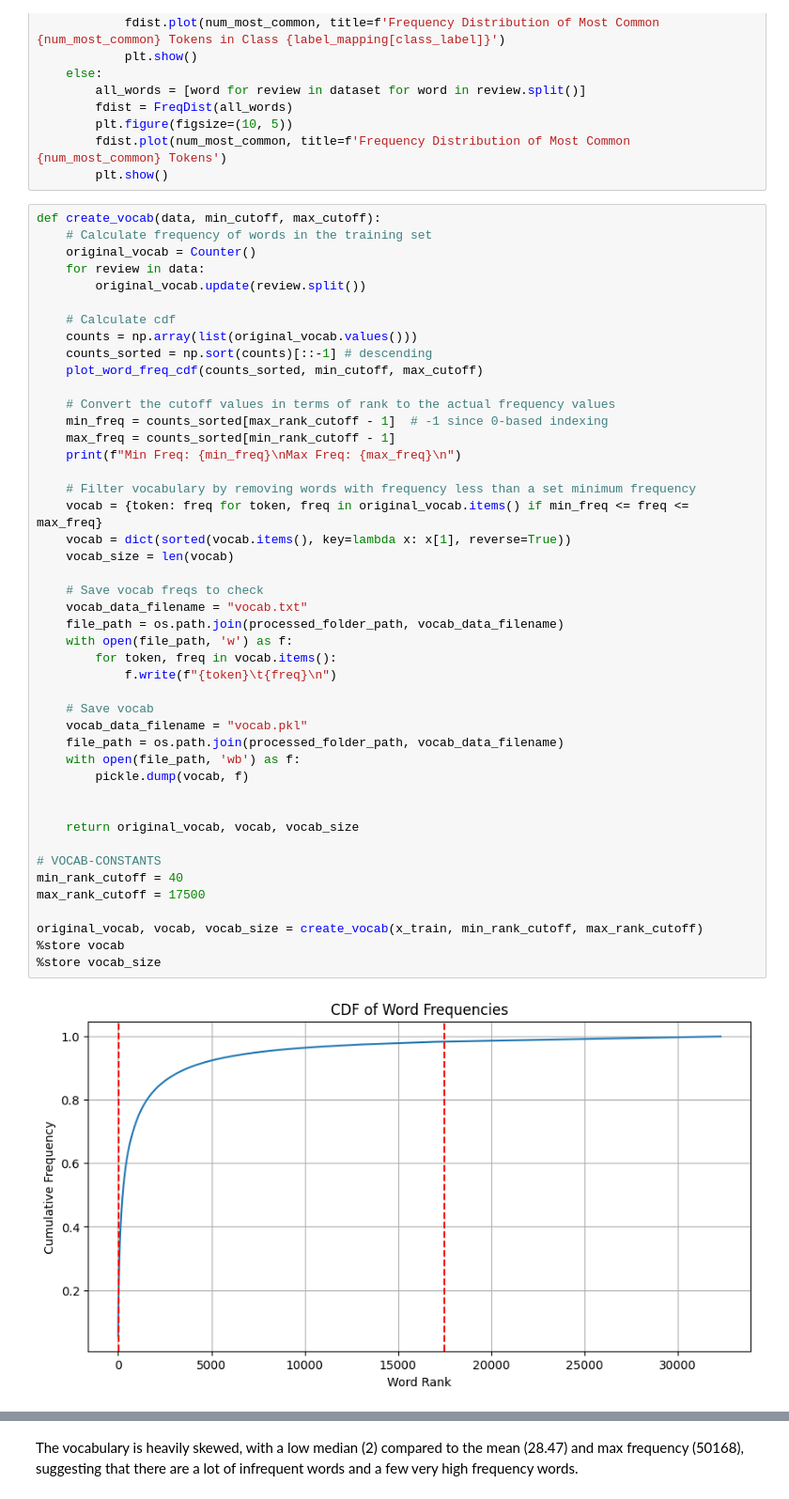
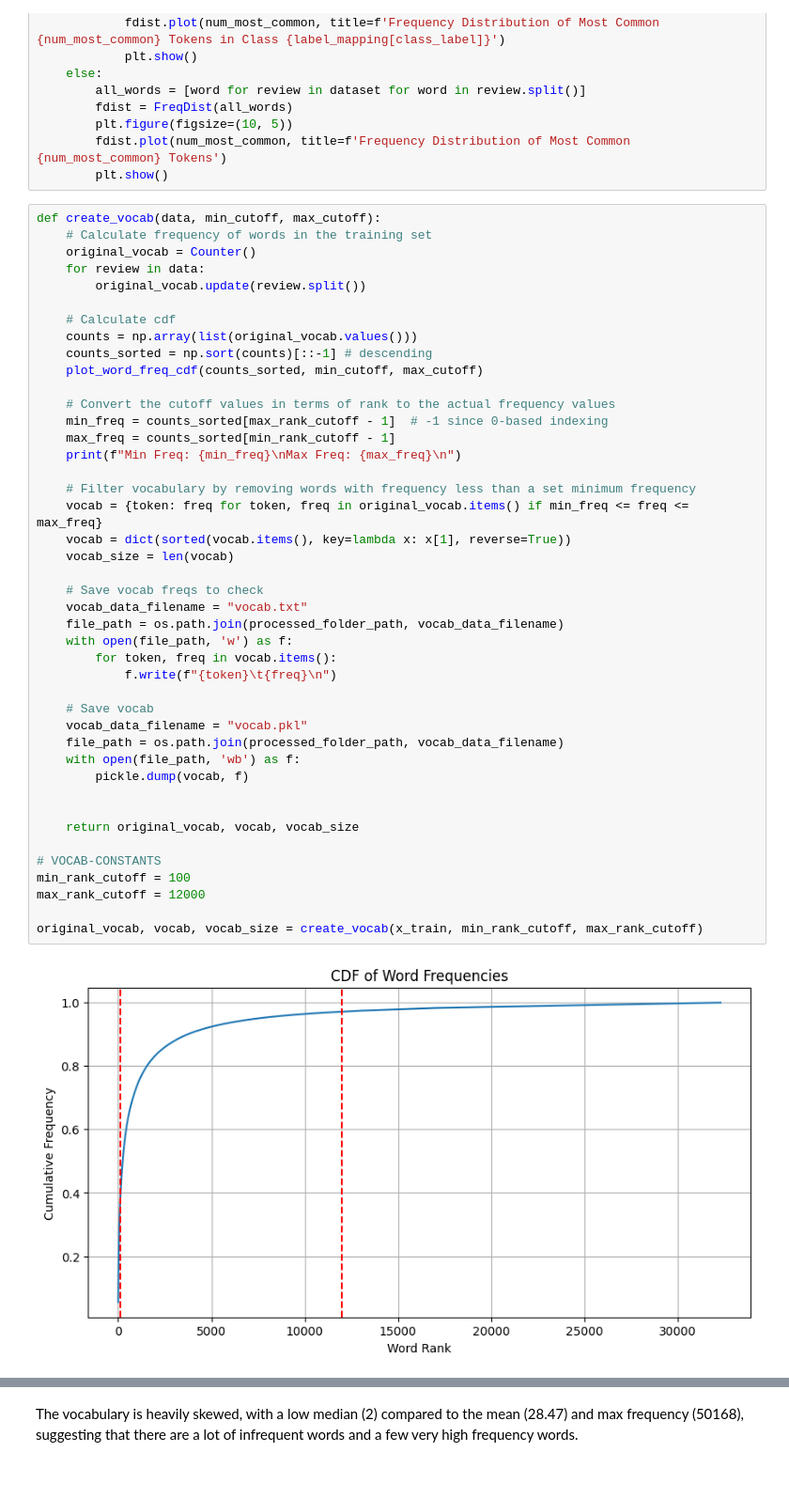
Before and after one commit to ekinfergan/Thesis_Jupyter_Final, a Jupyter notebook: src/preprocessing/processor.ipynb, the cells around one changed output, grey strips where cells are left out. Shown at 94% size. Cells and saved outputs as stored; diff of their text form.

Commit message:
vocabulary filtering cutoff freq fixed (was wrong bc of rerun)

```diff
--- a/src/preprocessing/processor.ipynb
+++ b/src/preprocessing/processor.ipynb
@@ -465,35 +466,33 @@ def create_vocab(data, min_cutoff, max_cutoff):
     # Convert the cutoff values in terms of rank to the actual frequency values
     min_freq = counts_sorted[max_rank_cutoff - 1]  # -1 since 0-based indexing
     max_freq = counts_sorted[min_rank_cutoff - 1]
     print(f"Min Freq: {min_freq}\nMax Freq: {max_freq}\n")
 
     # Filter vocabulary by removing words with frequency less than a set minimum frequency
     vocab = {token: freq for token, freq in original_vocab.items() if min_freq <= freq <= max_freq}
     vocab = dict(sorted(vocab.items(), key=lambda x: x[1], reverse=True))
     vocab_size = len(vocab)
 
     # Save vocab freqs to check
     vocab_data_filename = "vocab.txt"
     file_path = os.path.join(processed_folder_path, vocab_data_filename)
     with open(file_path, 'w') as f:
         for token, freq in vocab.items():
             f.write(f"{token}\t{freq}\n")
 
     # Save vocab
     vocab_data_filename = "vocab.pkl"
     file_path = os.path.join(processed_folder_path, vocab_data_filename)
     with open(file_path, 'wb') as f:
         pickle.dump(vocab, f)
 
 
     return original_vocab, vocab, vocab_size
 
 # VOCAB-CONSTANTS
-min_rank_cutoff = 40
-max_rank_cutoff = 17500
+min_rank_cutoff = 100
+max_rank_cutoff = 12000
 
 original_vocab, vocab, vocab_size = create_vocab(x_train, min_rank_cutoff, max_rank_cutoff)
-%store vocab
-%store vocab_size
 # %% [output]
-[figure, old version]
+[figure, new version]
```
Also changed, not shown: parts of 13 cells of this notebook, 5 other files.
